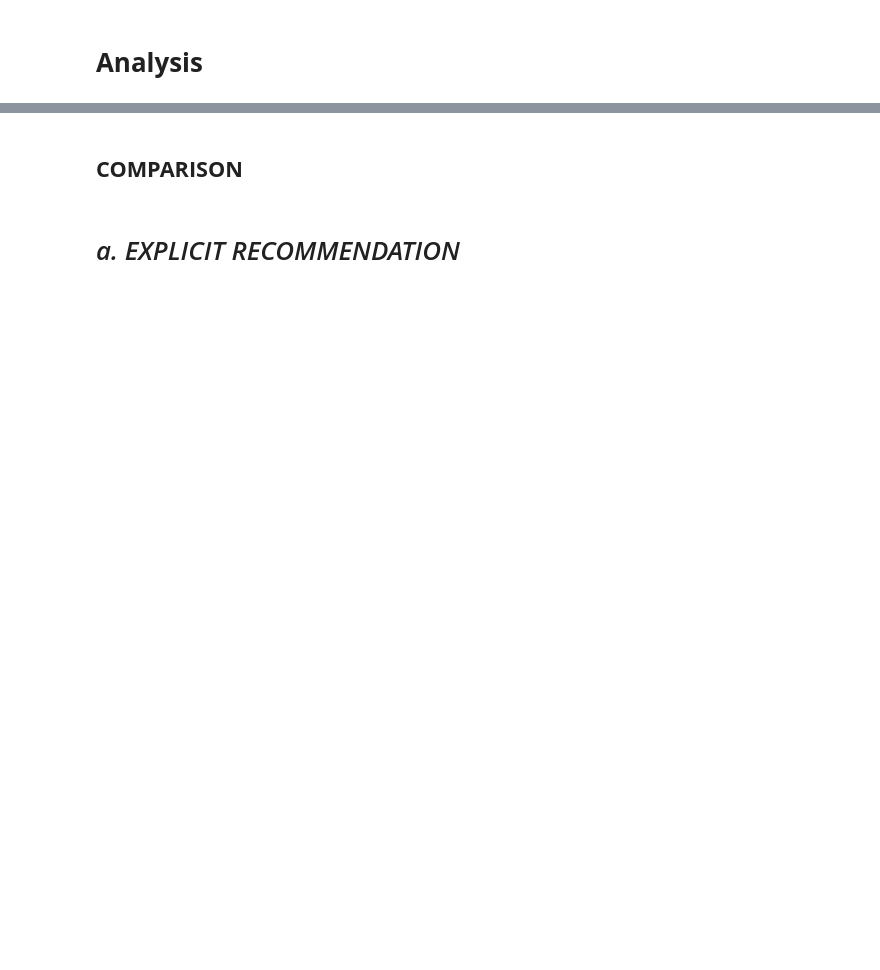
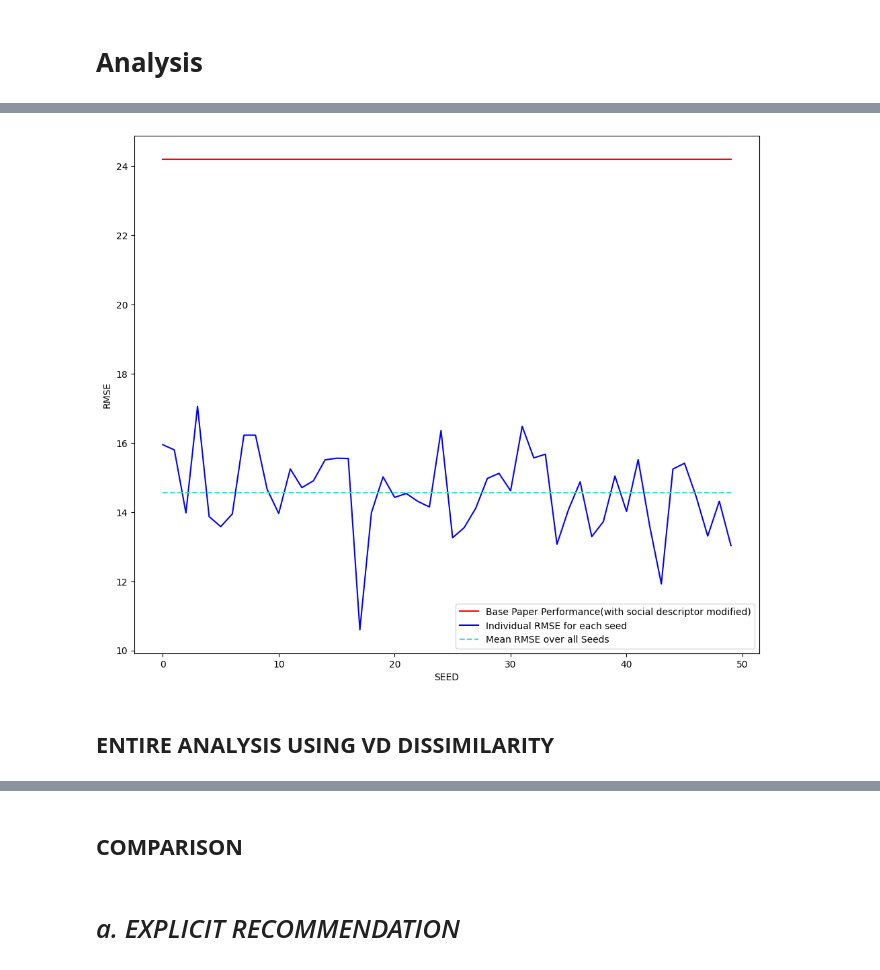
Before and after one commit to shilpa2301/Squad_Select--An-Optimal-Pipeline-for-Traditional-Group-Recommendation-Techniques, a Jupyter notebook: Squad_Select.ipynb, the cells around one changed output, grey strips where cells are left out. Saved outputs shown, nothing was run; the diff lists cells and outputs as text; code cells hidden in the pictures; blank space fills up the shorter version.

```diff
--- a/Squad_Select.ipynb
+++ b/Squad_Select.ipynb
@@ -722,0 +1206,27 @@ plt.show()
+# %%
+#plot ndcg
+import matplotlib.pyplot as plt
+
+# corresponding x axis values
+k=len(mean_rmse_explicit)
+avg_overall_rmse=sum(mean_rmse_explicit) / len(mean_rmse_explicit)
+x = list(range(k))
+mean_overall_r = [avg_overall_rmse]*k
+base = [24.206841732487536]*k
+#fig, axs = plt.subplots(1, 2, sharey=True, tight_layout=True)
+fig = plt.figure(figsize=(12, 10))
+ax = fig.add_subplot(1, 1, 1)
+ax.set_xlabel('SEED')
+ax.set_ylabel('RMSE')
+#ax.plot(x, Precision_at_k, color='blue')
+ax.plot(x, base, color='red', label='Base Paper Performance(with social descriptor modified)')
+ax.plot(x, mean_rmse_explicit, color='blue', label='Individual RMSE for each seed') #vd
+ax.plot(x, mean_overall_r,  linestyle='--', color='turquoise', label='Mean RMSE over all Seeds')
+#ax.bar(x, rmse_explicit[1], color='blue') #ap
+# function to show the plot
+plt.legend()
+plt.show()
+# %% [output]
+[figure, added]
+# %% [markdown]
+## **ENTIRE ANALYSIS USING VD DISSIMILARITY**
```
Also changed, not shown: parts of 116 cells of this notebook.
